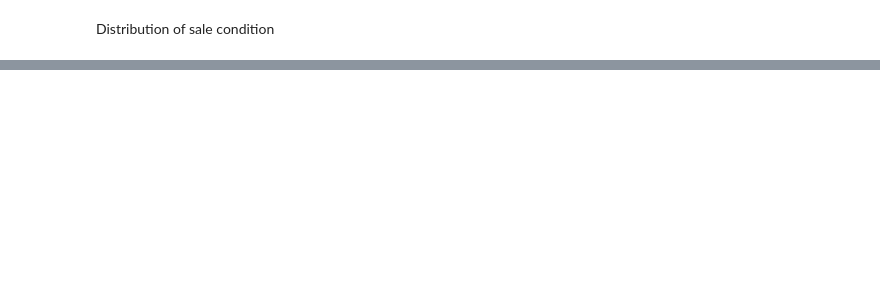
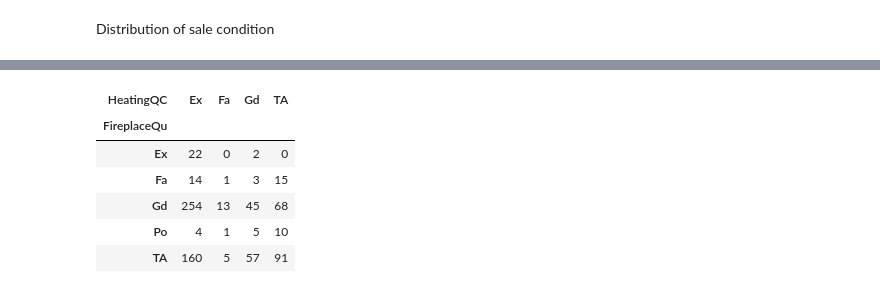
Before and after one commit to RomanShrestha07/CPSC-Assignment-3, a Jupyter notebook: src/Assignment_3_Part_3.ipynb, the cells around one changed output, grey strips where cells are left out. Cells and saved outputs as stored; diff of their text form; code cells hidden in the pictures; blank space fills up the shorter version.

```diff
--- a/src/Assignment_3_Part_3.ipynb
+++ b/src/Assignment_3_Part_3.ipynb
@@ -103,0 +101,16 @@ Name: PoolQC, dtype: int64
+# %%
+fireplace_qu = housing_df['FireplaceQu']
+heating_qu = housing_df['HeatingQC']
+# %%
+# Creating a frequency table for passenger class and their survival rate (Class as rows & Survived as columns)
+style_type_freq_table = pd.crosstab(fireplace_qu, heating_qu)
+
+style_type_freq_table
+# %% [output]
+| HeatingQC | Ex | Fa | Gd | TA |
+| FireplaceQu |  |  |  |  |
+| Ex | 22 | 0 | 2 | 0 |
+| Fa | 14 | 1 | 3 | 15 |
+| Gd | 254 | 13 | 45 | 68 |
+| Po | 4 | 1 | 5 | 10 |
+| TA | 160 | 5 | 57 | 91 |
```
Also changed, not shown: parts of 11 cells of this notebook, 4 other files.
